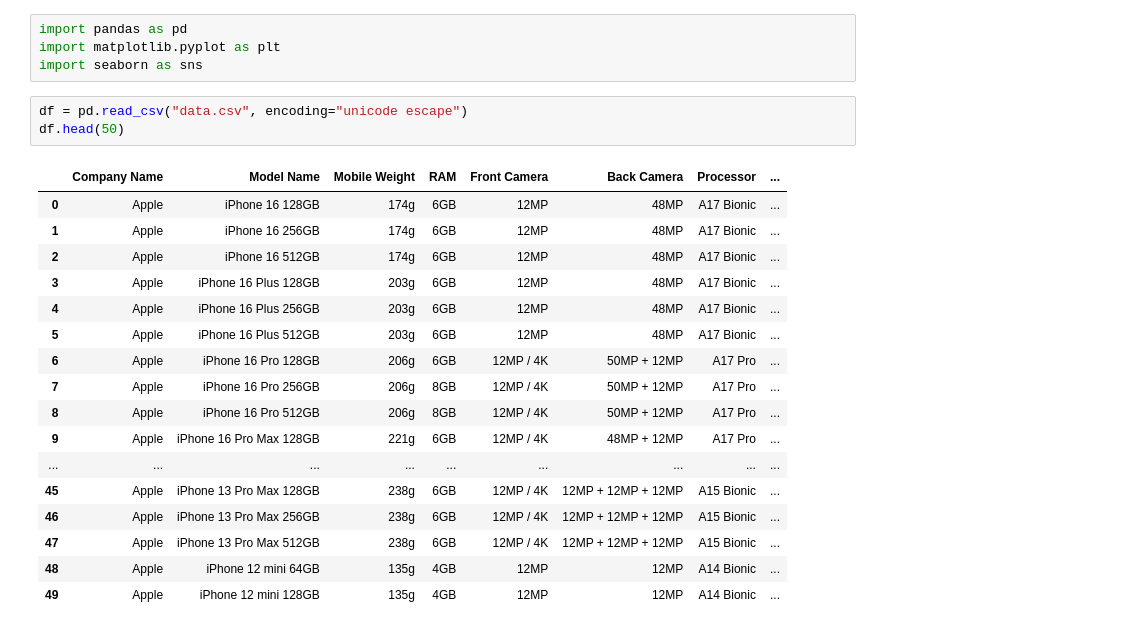
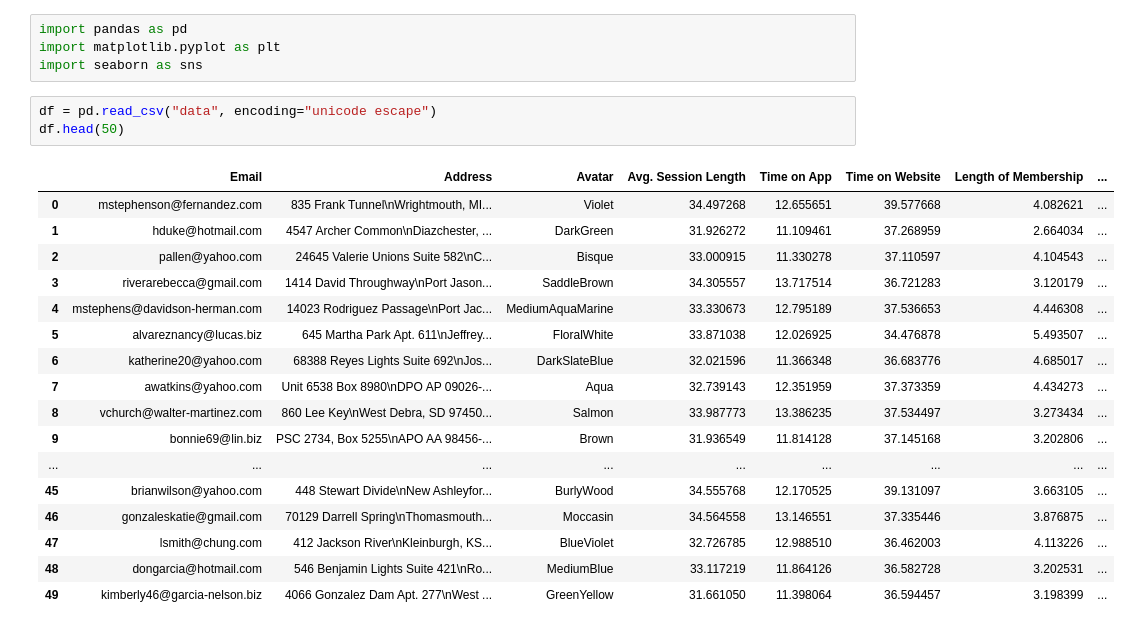
Before and after one commit to AhmedDoesECE/linear-regression-project, a Jupyter notebook: Linear Regression Project.ipynb, the cells around one changed output. Cells and saved outputs as stored; diff of their text form.

```diff
--- a/Linear Regression Project.ipynb
+++ b/Linear Regression Project.ipynb
@@ -3,23 +3,23 @@ import pandas as pd
 import matplotlib.pyplot as plt
 import seaborn as sns
 # %%
-df = pd.read_csv("data.csv", encoding="unicode escape")
+df = pd.read_csv("data", encoding="unicode escape")
 df.head(50)
 # %% [output]
-|  | Company Name | Model Name | Mobile Weight | RAM | Front Camera | Back Camera | Processor | ... |
-| 0 | Apple | iPhone 16 128GB | 174g | 6GB | 12MP | 48MP | A17 Bionic | ... |
-| 1 | Apple | iPhone 16 256GB | 174g | 6GB | 12MP | 48MP | A17 Bionic | ... |
-| 2 | Apple | iPhone 16 512GB | 174g | 6GB | 12MP | 48MP | A17 Bionic | ... |
-| 3 | Apple | iPhone 16 Plus 128GB | 203g | 6GB | 12MP | 48MP | A17 Bionic | ... |
-| 4 | Apple | iPhone 16 Plus 256GB | 203g | 6GB | 12MP | 48MP | A17 Bionic | ... |
-| 5 | Apple | iPhone 16 Plus 512GB | 203g | 6GB | 12MP | 48MP | A17 Bionic | ... |
-| 6 | Apple | iPhone 16 Pro 128GB | 206g | 6GB | 12MP / 4K | 50MP + 12MP | A17 Pro | ... |
-| 7 | Apple | iPhone 16 Pro 256GB | 206g | 8GB | 12MP / 4K | 50MP + 12MP | A17 Pro | ... |
-| 8 | Apple | iPhone 16 Pro 512GB | 206g | 8GB | 12MP / 4K | 50MP + 12MP | A17 Pro | ... |
-| 9 | Apple | iPhone 16 Pro Max 128GB | 221g | 6GB | 12MP / 4K | 48MP + 12MP | A17 Pro | ... |
+|  | Email | Address | Avatar | Avg. Session Length | Time on App | Time on Website | Length of Membership | ... |
+| 0 | mstephenson@fernandez.com | 835 Frank Tunnel\nWrightmouth, MI... | Violet | 34.497268 | 12.655651 | 39.577668 | 4.082621 | ... |
+| 1 | hduke@hotmail.com | 4547 Archer Common\nDiazchester, ... | DarkGreen | 31.926272 | 11.109461 | 37.268959 | 2.664034 | ... |
+| 2 | pallen@yahoo.com | 24645 Valerie Unions Suite 582\nC... | Bisque | 33.000915 | 11.330278 | 37.110597 | 4.104543 | ... |
+| 3 | riverarebecca@gmail.com | 1414 David Throughway\nPort Jason... | SaddleBrown | 34.305557 | 13.717514 | 36.721283 | 3.120179 | ... |
+| 4 | mstephens@davidson-herman.com | 14023 Rodriguez Passage\nPort Jac... | MediumAquaMarine | 33.330673 | 12.795189 | 37.536653 | 4.446308 | ... |
+| 5 | alvareznancy@lucas.biz | 645 Martha Park Apt. 611\nJeffrey... | FloralWhite | 33.871038 | 12.026925 | 34.476878 | 5.493507 | ... |
+| 6 | katherine20@yahoo.com | 68388 Reyes Lights Suite 692\nJos... | DarkSlateBlue | 32.021596 | 11.366348 | 36.683776 | 4.685017 | ... |
+| 7 | awatkins@yahoo.com | Unit 6538 Box 8980\nDPO AP 09026-... | Aqua | 32.739143 | 12.351959 | 37.373359 | 4.434273 | ... |
+| 8 | vchurch@walter-martinez.com | 860 Lee Key\nWest Debra, SD 97450... | Salmon | 33.987773 | 13.386235 | 37.534497 | 3.273434 | ... |
+| 9 | bonnie69@lin.biz | PSC 2734, Box 5255\nAPO AA 98456-... | Brown | 31.936549 | 11.814128 | 37.145168 | 3.202806 | ... |
 | ... | ... | ... | ... | ... | ... | ... | ... | ... |
-| 45 | Apple | iPhone 13 Pro Max 128GB | 238g | 6GB | 12MP / 4K | 12MP + 12MP + 12MP | A15 Bionic | ... |
-| 46 | Apple | iPhone 13 Pro Max 256GB | 238g | 6GB | 12MP / 4K | 12MP + 12MP + 12MP | A15 Bionic | ... |
-| 47 | Apple | iPhone 13 Pro Max 512GB | 238g | 6GB | 12MP / 4K | 12MP + 12MP + 12MP | A15 Bionic | ... |
-| 48 | Apple | iPhone 12 mini 64GB | 135g | 4GB | 12MP | 12MP | A14 Bionic | ... |
-| 49 | Apple | iPhone 12 mini 128GB | 135g | 4GB | 12MP | 12MP | A14 Bionic | ... |
+| 45 | brianwilson@yahoo.com | 448 Stewart Divide\nNew Ashleyfor... | BurlyWood | 34.555768 | 12.170525 | 39.131097 | 3.663105 | ... |
+| 46 | gonzaleskatie@gmail.com | 70129 Darrell Spring\nThomasmouth... | Moccasin | 34.564558 | 13.146551 | 37.335446 | 3.876875 | ... |
+| 47 | lsmith@chung.com | 412 Jackson River\nKleinburgh, KS... | BlueViolet | 32.726785 | 12.988510 | 36.462003 | 4.113226 | ... |
+| 48 | dongarcia@hotmail.com | 546 Benjamin Lights Suite 421\nRo... | MediumBlue | 33.117219 | 11.864126 | 36.582728 | 3.202531 | ... |
+| 49 | kimberly46@garcia-nelson.biz | 4066 Gonzalez Dam Apt. 277\nWest ... | GreenYellow | 31.661050 | 11.398064 | 36.594457 | 3.198399 | ... |
```
Also changed, not shown: parts of 2 cells of this notebook, 1 other file.
